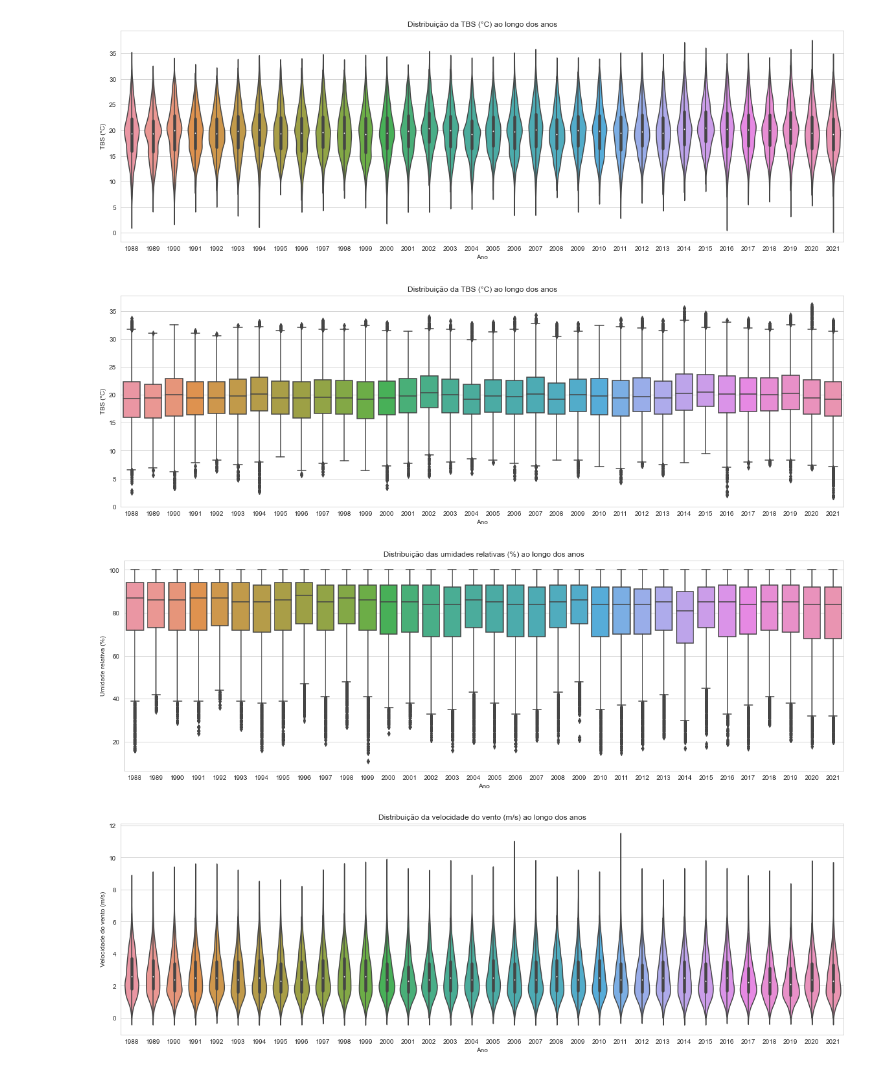
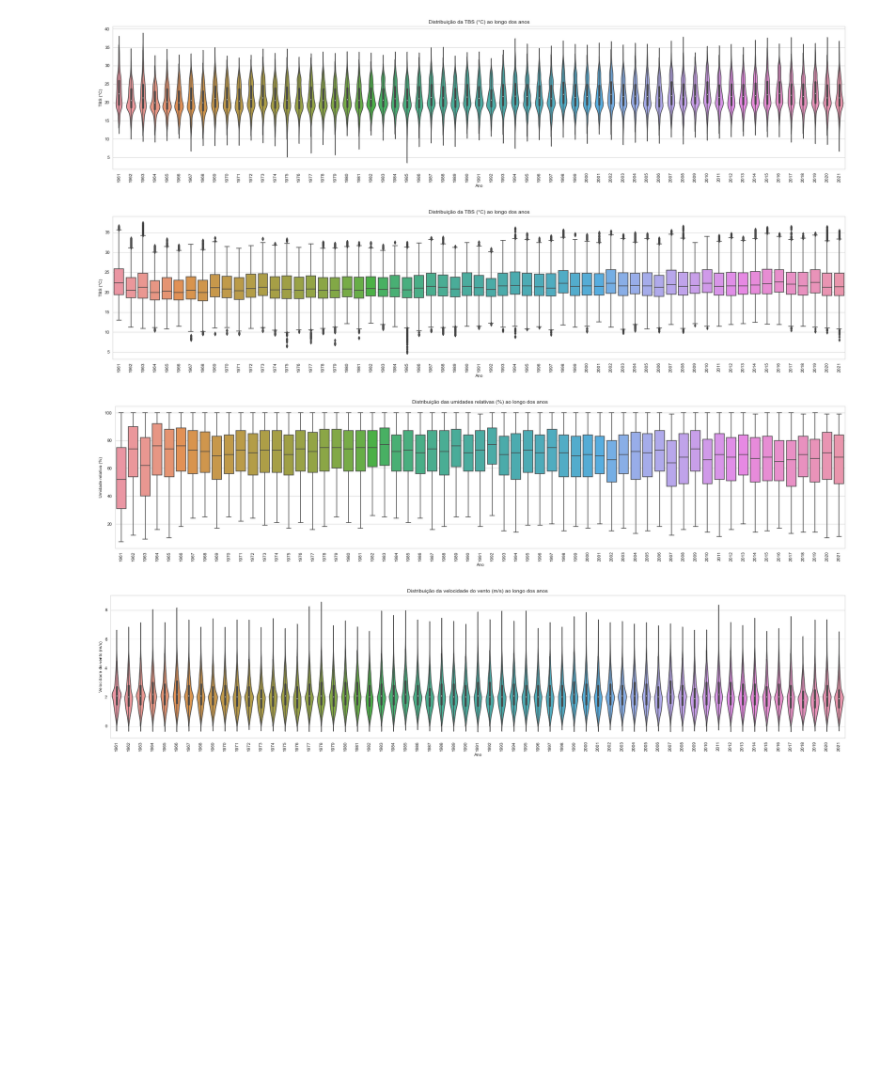
Before and after one commit to matheusbracht/epw_compare, a Jupyter notebook: analysis_MYs.ipynb, the cells around one changed output. Saved outputs shown, nothing was run; the diff lists cells and outputs as text; code cells hidden in the pictures; blank space fills up the shorter version.

```diff
--- a/analysis_MYs.ipynb
+++ b/analysis_MYs.ipynb
@@ -5,7 +5,7 @@ import numpy as np
 import seaborn as sns
 import matplotlib.pyplot as plt
 # %%
-cidade = 'sao_paulo'
+cidade = 'brasilia'
 lista_arquivos = os.listdir('MYs/')
 # %%
 df = pd.DataFrame()
@@ -89,52 +89,59 @@ sns.lineplot(data=year_TBS)
 # %%
-plt.figure(figsize=(20,6))
+plt.figure(figsize=(30,6))
 sns.set_style('whitegrid')
 g = sns.violinplot(x="0", y="6",data=all_MYs, dodge=False)
 plt.title("Distribuição da TBS (°C) ao longo dos anos")
 plt.ylabel("TBS (°C)")
 plt.xlabel("Ano")
+plt.xticks(rotation=90)
 plt.show()
 
 fig = g.get_figure()
 fig.savefig(cidade+'_violin_tbs.png', bbox_inches='tight', dpi=300)
 # %% [output]
-[figure, old version]
+[figure, new version]
 # %%
-plt.figure(figsize=(20,6))
+plt.figure(figsize=(30,6))
 sns.set_style('whitegrid')
 sns.boxplot(x="0", y="6",data=all_MYs, dodge=False)
 plt.title("Distribuição da TBS (°C) ao longo dos anos")
 plt.ylabel("TBS (°C)")
 plt.xlabel("Ano")
+plt.xticks(rotation=90)
+
 plt.show()
 # %% [output]
-[figure, old version]
+[figure, new version]
 # %%
-plt.figure(figsize=(20,6))
+plt.figure(figsize=(30,6))
 sns.set_style('whitegrid')
 g = sns.boxplot(x="0", y="8",data=all_MYs, dodge=False)
 plt.title("Distribuição das umidades relativas (%) ao longo dos anos")
 plt.ylabel("Umidade relativa (%)")
 plt.xlabel("Ano")
+plt.xticks(rotation=90)
+
 plt.show()
 
 fig = g.get_figure()
 fig.savefig(cidade+'_boxplot_ur.png', bbox_inches='tight', dpi=300)
 # %% [output]
-[figure, old version]
+[figure, new version]
 # %%
-plt.figure(figsize=(20,6))
+plt.figure(figsize=(30,6))
 sns.set_style('whitegrid')
 g = sns.violinplot(x="0", y="21",data=all_MYs, dodge=False)
 plt.title("Distribuição da velocidade do vento (m/s) ao longo dos anos")
 plt.ylabel("Velocidade do vento (m/s)")
 plt.xlabel("Ano")
+plt.xticks(rotation=90)
+
 plt.show()
 
 fig = g.get_figure()
 fig.savefig(cidade+'_violin_ws.png', bbox_inches='tight', dpi=300)
 # %% [output]
-[figure, old version]
+[figure, new version]
 # %%
 plt.figure(figsize=(14,6))
 sns.set_style('whitegrid')
```
Also changed, not shown: parts of 20 cells of this notebook.
